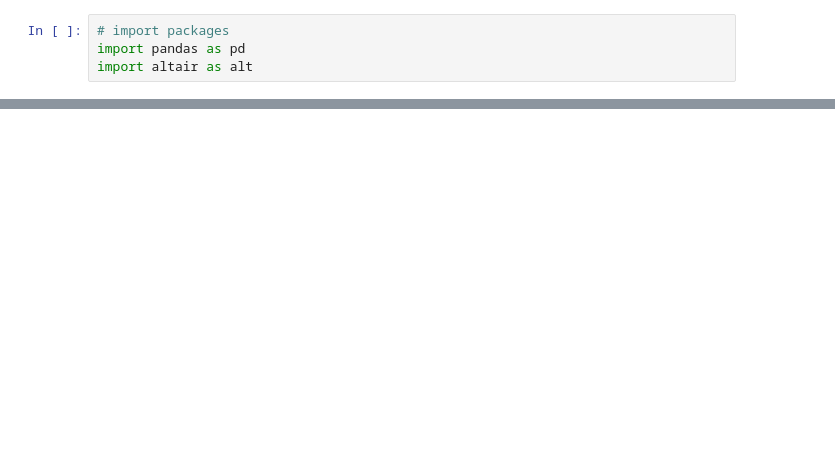
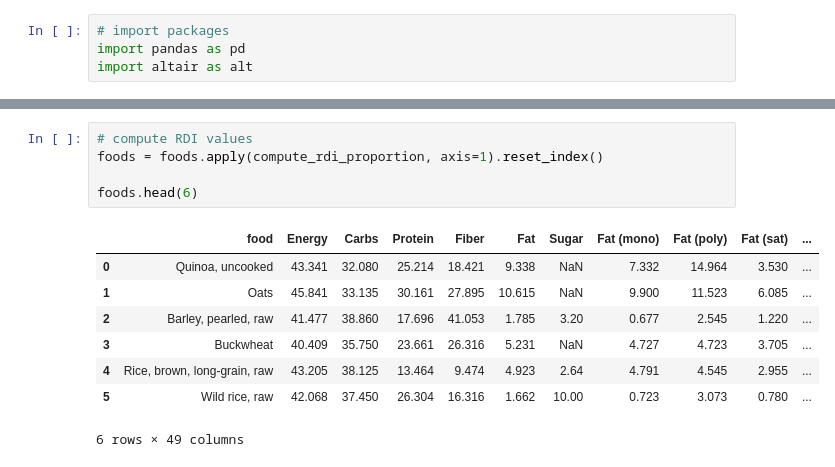
Before and after one commit to joelostblom/nutrimap, a Jupyter notebook: altair-panel-version/altair-heatmap.ipynb, the cells around one changed output, grey strips where cells are left out. Drawn from its saved outputs; the diff is of its cells as text; blank space fills up the shorter version.

```diff
--- a/altair-panel-version/altair-heatmap.ipynb
+++ b/altair-panel-version/altair-heatmap.ipynb
@@ -23,3 +36,17 @@ foods.head()
+# %%
+# compute RDI values
+foods = foods.apply(compute_rdi_proportion, axis=1).reset_index()
+
+foods.head(6)
+# %% [output]
+|  | food | Energy | Carbs | Protein | Fiber | Fat | Sugar | Fat (mono) | Fat (poly) | Fat (sat) | ... |
+| 0 | Quinoa, uncooked | 43.341 | 32.080 | 25.214 | 18.421 | 9.338 | NaN | 7.332 | 14.964 | 3.530 | ... |
+| 1 | Oats | 45.841 | 33.135 | 30.161 | 27.895 | 10.615 | NaN | 9.900 | 11.523 | 6.085 | ... |
+| 2 | Barley, pearled, raw | 41.477 | 38.860 | 17.696 | 41.053 | 1.785 | 3.20 | 0.677 | 2.545 | 1.220 | ... |
+| 3 | Buckwheat | 40.409 | 35.750 | 23.661 | 26.316 | 5.231 | NaN | 4.727 | 4.723 | 3.705 | ... |
+| 4 | Rice, brown, long-grain, raw | 43.205 | 38.125 | 13.464 | 9.474 | 4.923 | 2.64 | 4.791 | 4.545 | 2.955 | ... |
+| 5 | Wild rice, raw | 42.068 | 37.450 | 26.304 | 16.316 | 1.662 | 10.00 | 0.723 | 3.073 | 0.780 | ... |
+6 rows × 49 columns
 # %%
 # pivot the data to long form
 foods_long = pd.melt(foods,
```
Also changed, not shown: parts of 11 cells of this notebook.
